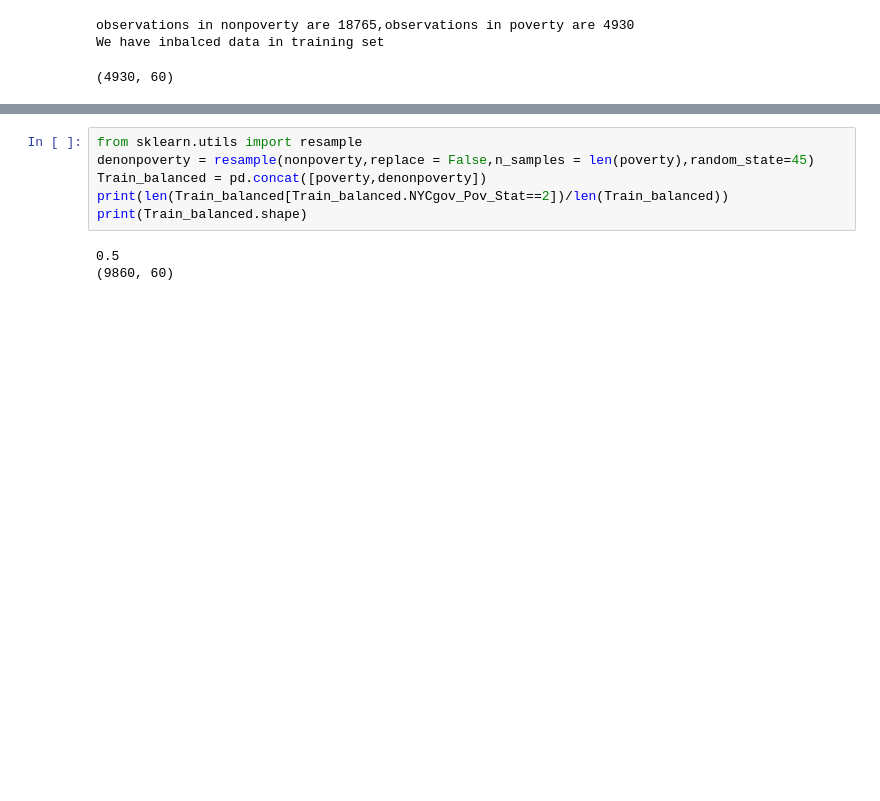
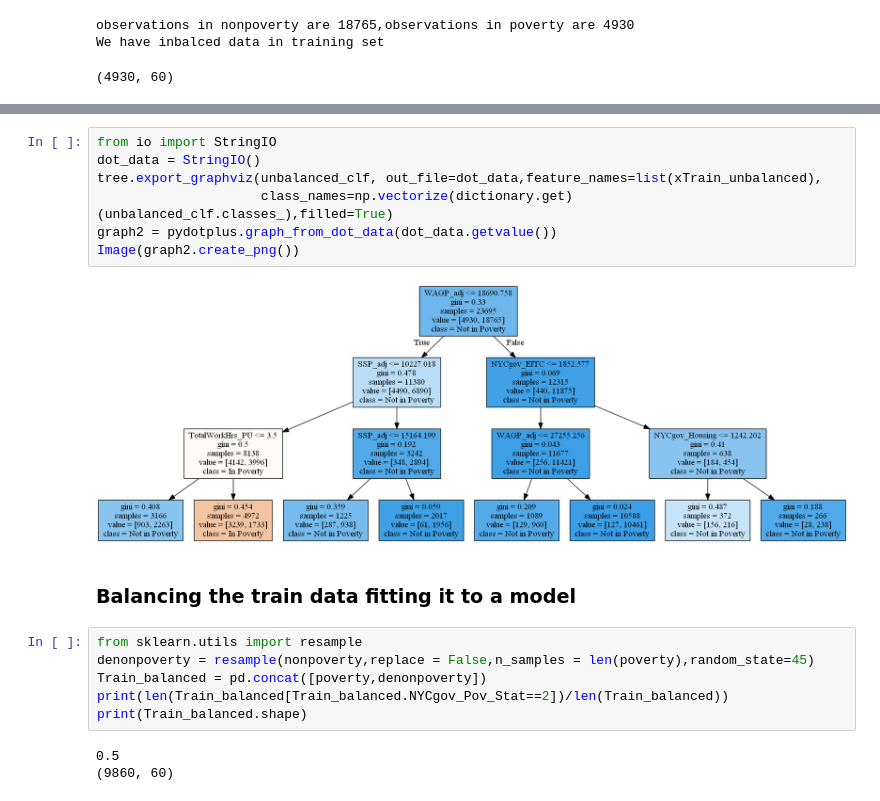
Before and after one commit to abhisheknimmakayala/Data-Mining-Project, a Jupyter notebook: Code/Project Poverty.ipynb, the cells around one changed output, grey strips where cells are left out. Saved outputs shown, nothing was run; the diff lists cells and outputs as text; blank space fills up the shorter version.

```diff
--- a/Code/Project Poverty.ipynb
+++ b/Code/Project Poverty.ipynb
@@ -300,3 +319,14 @@ We have inbalced data in training set
+# %%
+from io import StringIO
+dot_data = StringIO()
+tree.export_graphviz(unbalanced_clf, out_file=dot_data,feature_names=list(xTrain_unbalanced),
+                     class_names=np.vectorize(dictionary.get)(unbalanced_clf.classes_),filled=True)
+graph2 = pydotplus.graph_from_dot_data(dot_data.getvalue())
+Image(graph2.create_png())
+# %% [output]
+[figure, added]
+# %% [markdown]
+### Balancing the train data fitting it to a model
 # %%
 from sklearn.utils import resample
 denonpoverty = resample(nonpoverty,replace = False,n_samples = len(poverty),random_state=45)
```
Also changed, not shown: parts of 20 cells of this notebook.
